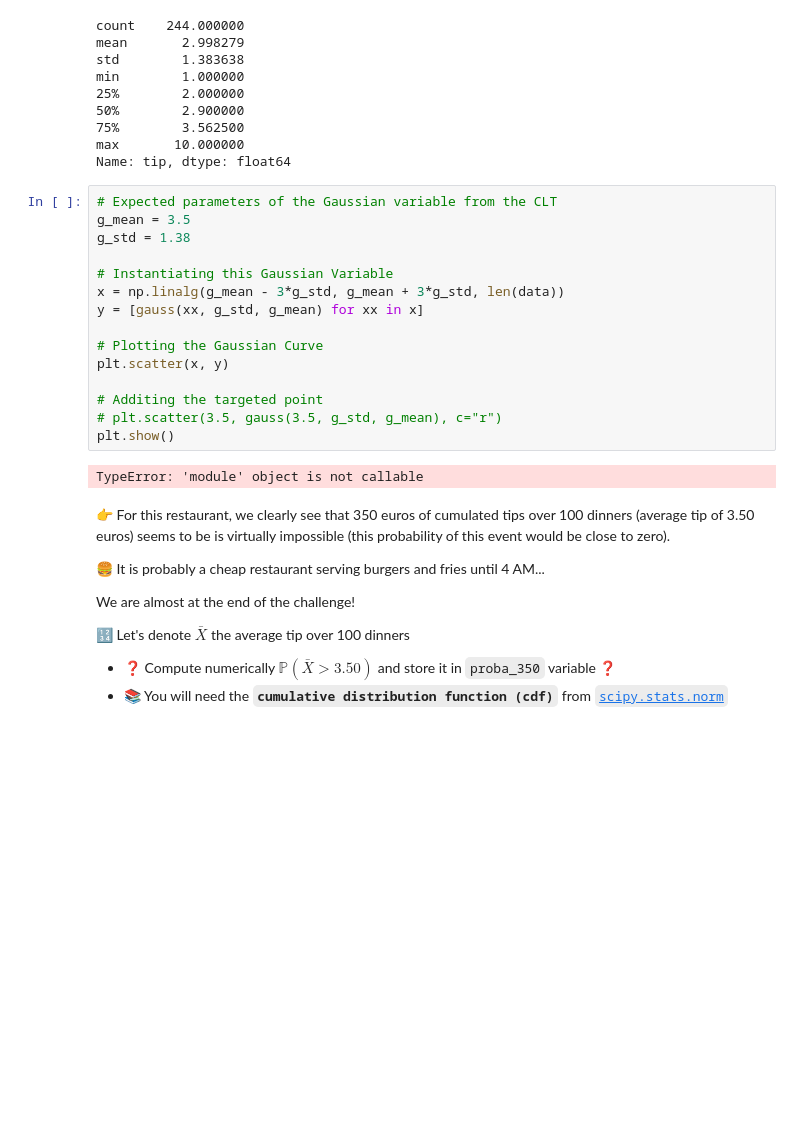
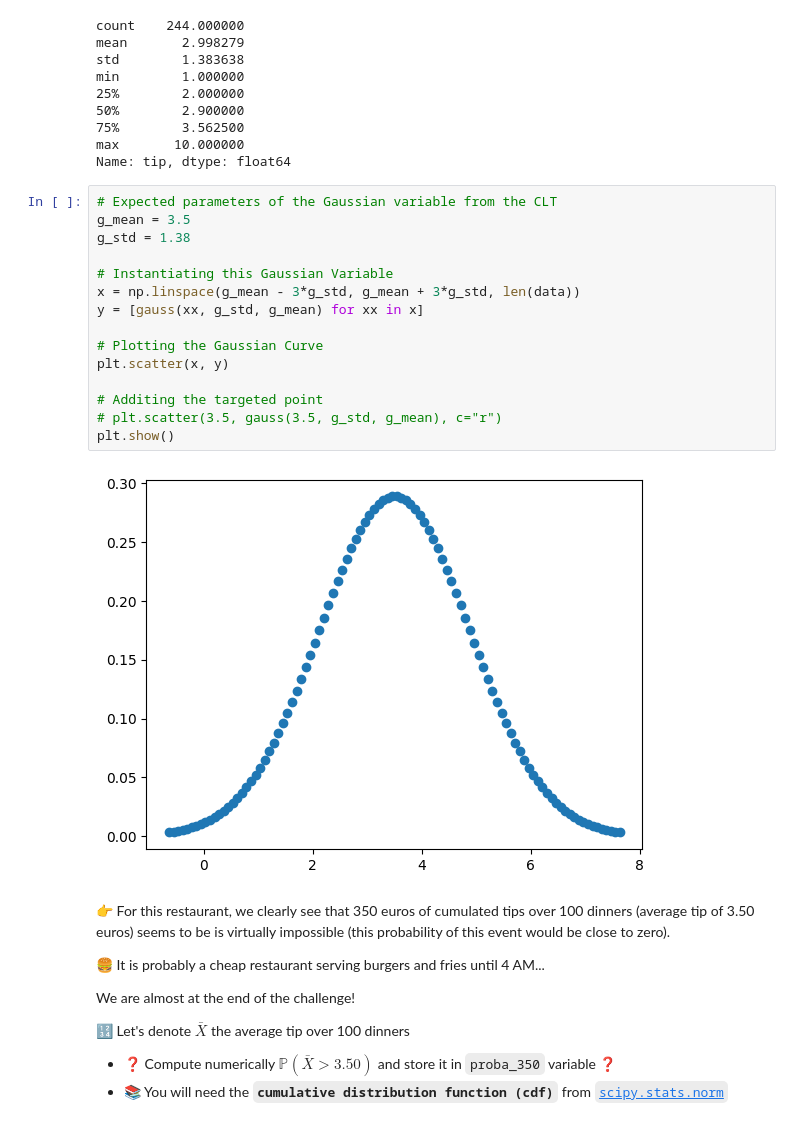
Before and after one commit to MENT3/m2-math-project, a Jupyter notebook: tcl/central-limit-theorem.ipynb, the cells around one changed output. Cells and saved outputs as stored; diff of their text form; blank space fills up the shorter version.

```diff
--- a/tcl/central-limit-theorem.ipynb
+++ b/tcl/central-limit-theorem.ipynb
@@ -317,20 +318,20 @@ Name: tip, dtype: float64
 # %%
 # Expected parameters of the Gaussian variable from the CLT
 g_mean = 3.5
 g_std = 1.38
 
 # Instantiating this Gaussian Variable
-x = np.linalg(g_mean - 3*g_std, g_mean + 3*g_std, len(data))
+x = np.linspace(g_mean - 3*g_std, g_mean + 3*g_std, len(data))
 y = [gauss(xx, g_std, g_mean) for xx in x]
 
 # Plotting the Gaussian Curve
 plt.scatter(x, y)
 
 # Additing the targeted point
 # plt.scatter(3.5, gauss(3.5, g_std, g_mean), c="r")
 plt.show()
 # %% [output]
-TypeError: 'module' object is not callable
+[figure, added]
 # %% [markdown]
 👉 For this restaurant, we clearly see that 350 euros of cumulated tips over 100 dinners (average tip of 3.50 euros) seems to be is virtually impossible (this probability of this event would be close to zero).
 
```
Also changed, not shown: parts of 88 cells of this notebook, 2 other files.
